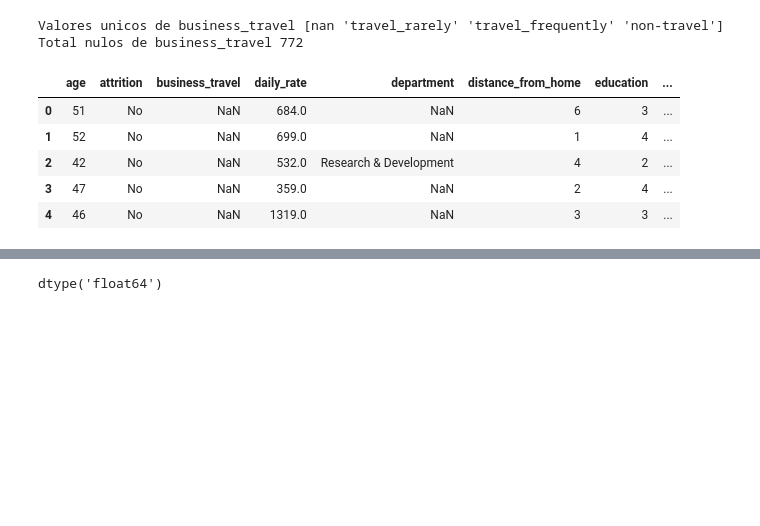
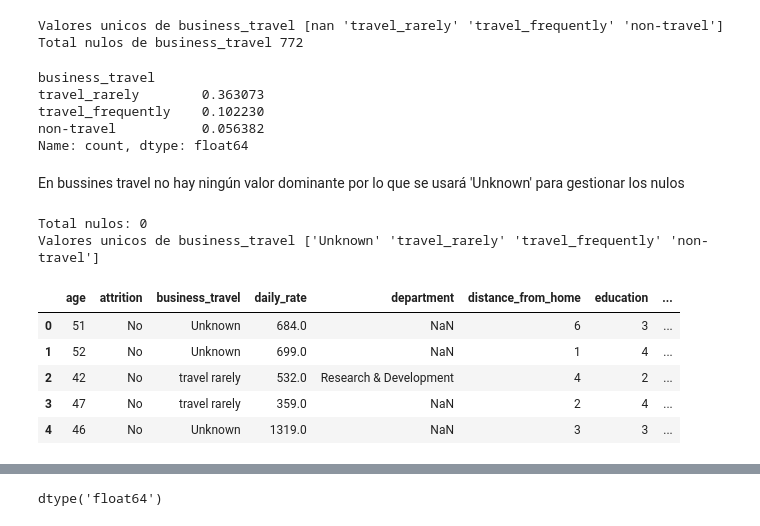
Before and after one commit to Paulamc1695/proyecto_da_promo_J_modulo_3, a Jupyter notebook: Andrea_Fase_2_Transformacion_Datos.ipynb, the cells around one changed output, grey strips where cells are left out. Drawn from its saved outputs; the diff is of its cells as text; code cells hidden in the pictures; blank space fills up the shorter version.

Commit message:
homogeneizacion busssines travel

```diff
--- a/Andrea_Fase_2_Transformacion_Datos.ipynb
+++ b/Andrea_Fase_2_Transformacion_Datos.ipynb
@@ -398,42 +400,42 @@ print('Total nulos de business_travel',df_transformacion_copy1["business_travel"
 # %% [output]
 Valores unicos de business_travel [nan 'travel_rarely' 'travel_frequently' 'non-travel']
 Total nulos de business_travel 772
-# %%
-
-# Definimos la función que quita los símbolos solo para valores que no sean NaN
-def quitar_simbolo(columnas):
-    if isinstance(columnas, str):  # Solo aplica a cadenas
-        return columnas.replace(r'[-_]','', regex=True)
-    else:
-        return columnas  # Devuelve el valor sin modificar si no es una cadena
-
-# Aplicamos la función a la columna 'business_travel'
-df_transformacion_copy1['business_travel'] = df_transformacion_copy['business_travel'].apply(quitar_simbolo)
-
-# Visualizamos los primeros registros
-df_transformacion_copy1.head()
+# %%
+
+distribucion_nulos= display(df_transformacion_copy1["business_travel"].value_counts() / df_transformacion_copy.shape[0])
+# %% [output]
+business_travel
+travel_rarely        0.363073
+travel_frequently    0.102230
+non-travel           0.056382
+Name: count, dtype: float64
+# %% [markdown]
+En bussines travel no hay ningún valor dominante por lo que se usará 'Unknown' para gestionar los nulos
+# %%
+df_transformacion_copy1["business_travel"] = df_transformacion_copy1["business_travel"].fillna("Unknown")
+
+
+print("Total nulos:",df_transformacion_copy1["business_travel"].isnull().sum())
+print('Valores unicos de business_travel',df_transformacion_copy1["business_travel"].unique())
+# %% [output]
+Total nulos: 0
+Valores unicos de business_travel ['Unknown' 'travel_rarely' 'travel_frequently' 'non-travel']
 # %%
 # Caracteres especiales datos business_travel
 
 # Homogeneización de datos quitamos "-" y "_"
-def quitar_simbolo(columnas):
-    try:
-        return columnas.str.replace(r'[-_]','', regex=True)
-    except:
-        return np.nan
 
-df_transformacion_copy1['business_travel'] = df_transformacion_copy['business_travel'].apply(quitar_simbolo)
-
+df_transformacion_copy1['business_travel'] = df_transformacion_copy1['business_travel'].str.replace(r'[-_]', ' ', regex=True)
 
 # Visualizamos los primeros registros
 df_transformacion_copy1.head()
 # %% [output]
 |  | age | attrition | business_travel | daily_rate | department | distance_from_home | education | ... |
-| 0 | 51 | No | NaN | 684.0 | NaN | 6 | 3 | ... |
-| 1 | 52 | No | NaN | 699.0 | NaN | 1 | 4 | ... |
-| 2 | 42 | No | NaN | 532.0 | Research & Development | 4 | 2 | ... |
-| 3 | 47 | No | NaN | 359.0 | NaN | 2 | 4 | ... |
-| 4 | 46 | No | NaN | 1319.0 | NaN | 3 | 3 | ... |
+| 0 | 51 | No | Unknown | 684.0 | NaN | 6 | 3 | ... |
+| 1 | 52 | No | Unknown | 699.0 | NaN | 1 | 4 | ... |
+| 2 | 42 | No | travel rarely | 532.0 | Research & Development | 4 | 2 | ... |
+| 3 | 47 | No | travel rarely | 359.0 | NaN | 2 | 4 | ... |
+| 4 | 46 | No | Unknown | 1319.0 | NaN | 3 | 3 | ... |
 # %%
 print('Valores unicos de daily_rate',df_transformacion_copy["daily_rate"].unique())
 print('Total nulos de daily_rate',df_transformacion_copy1["daily_rate"].isnull().sum())
```
Also changed, not shown: parts of 4 cells of this notebook, 2 other files.
